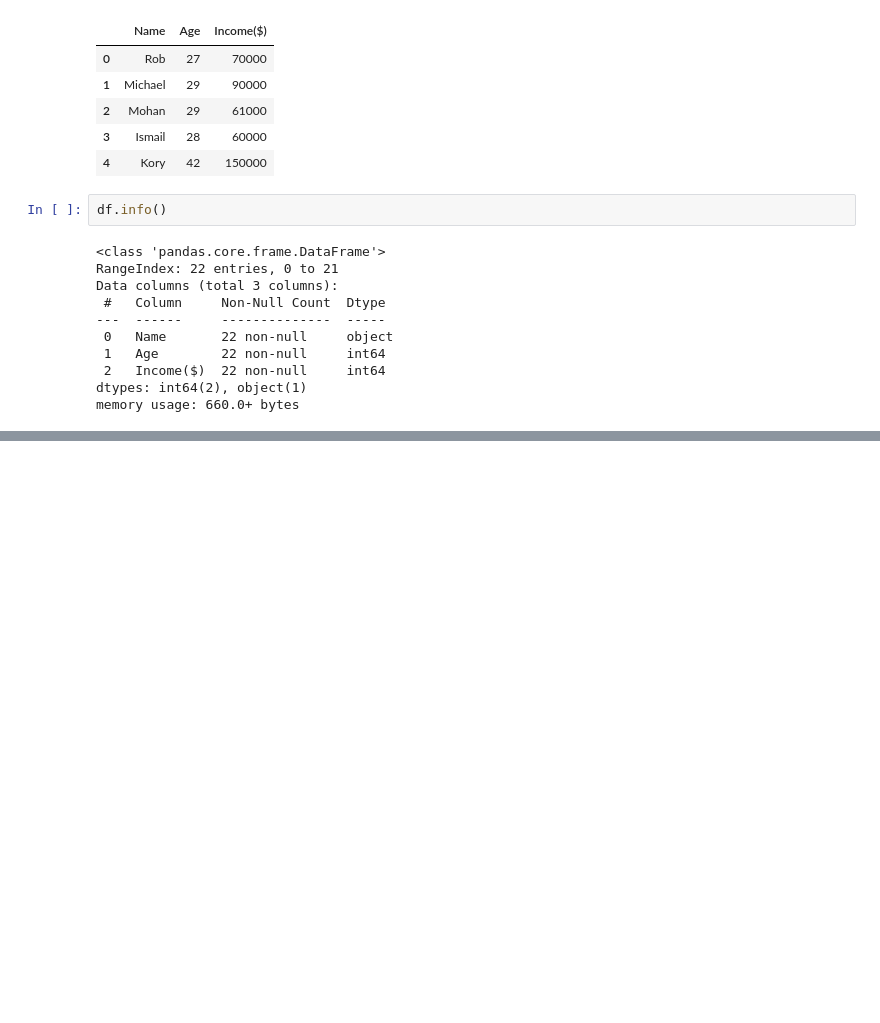
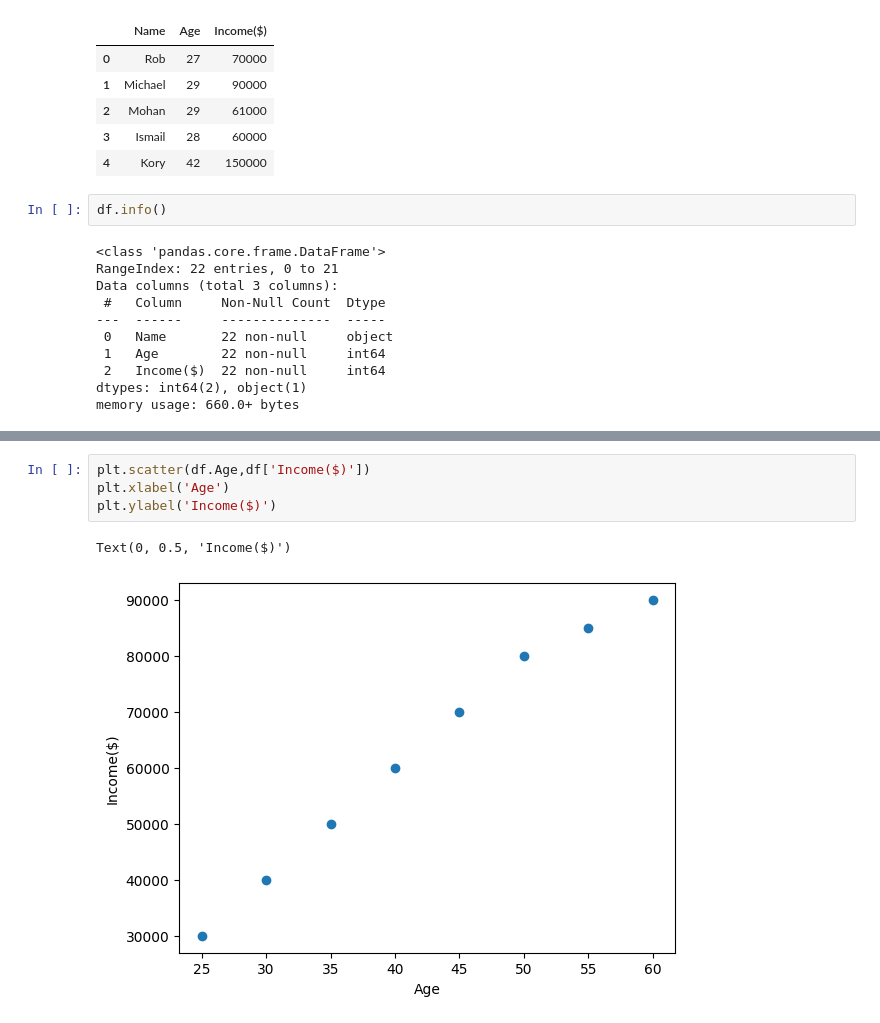
Before and after one commit to harsh-busam04/assignment_ml, a Jupyter notebook: Untitled11.ipynb, the cells around one changed output, grey strips where cells are left out. Cells and saved outputs as stored; diff of their text form; blank space fills up the shorter version.

```diff
--- a/Untitled11.ipynb
+++ b/Untitled11.ipynb
@@ -60,0 +115,7 @@ memory usage: 660.0+ bytes
+# %%
+plt.scatter(df.Age,df['Income($)'])
+plt.xlabel('Age')
+plt.ylabel('Income($)')
+# %% [output]
+Text(0, 0.5, 'Income($)')
+[figure, added]
```
Also changed, not shown: parts of 8 cells of this notebook.
